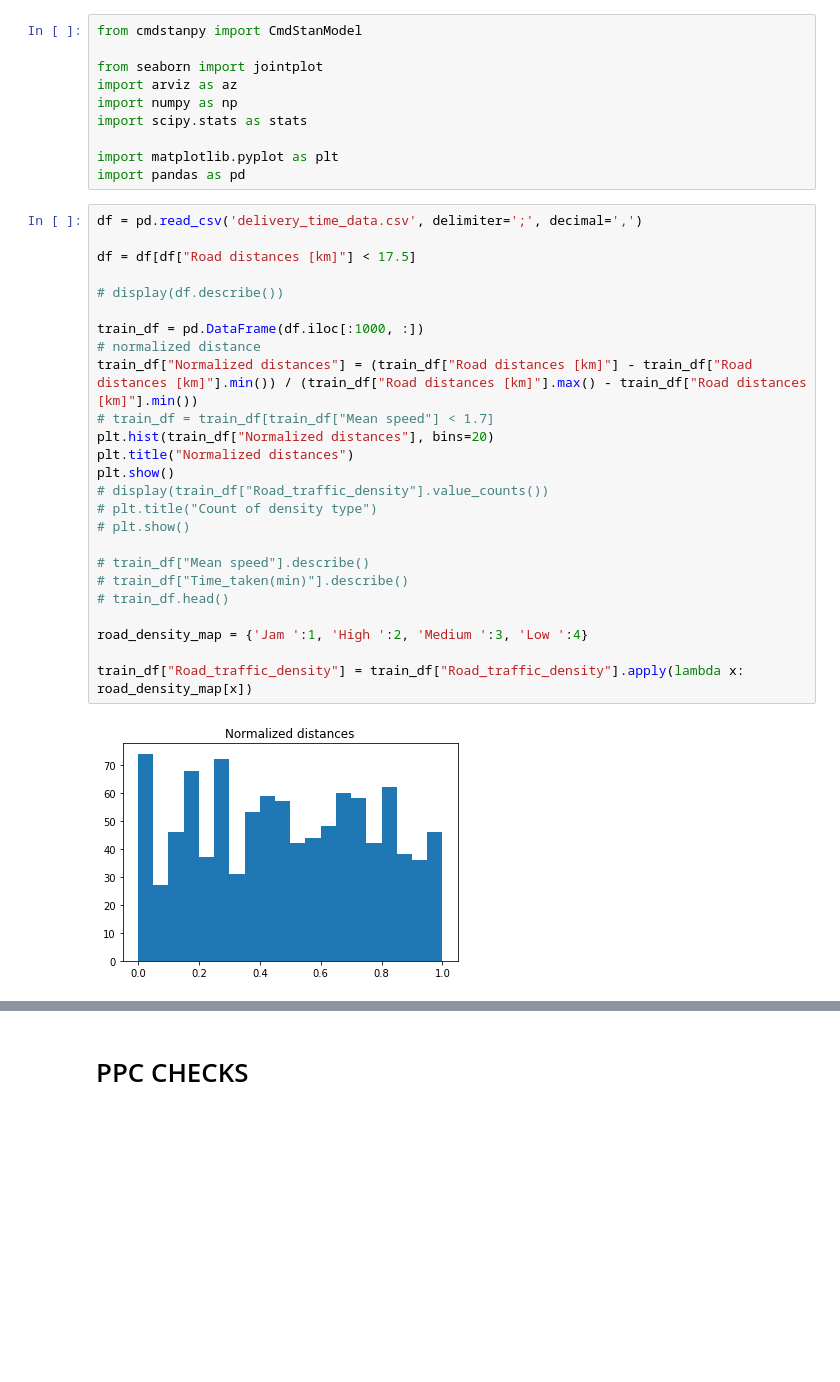
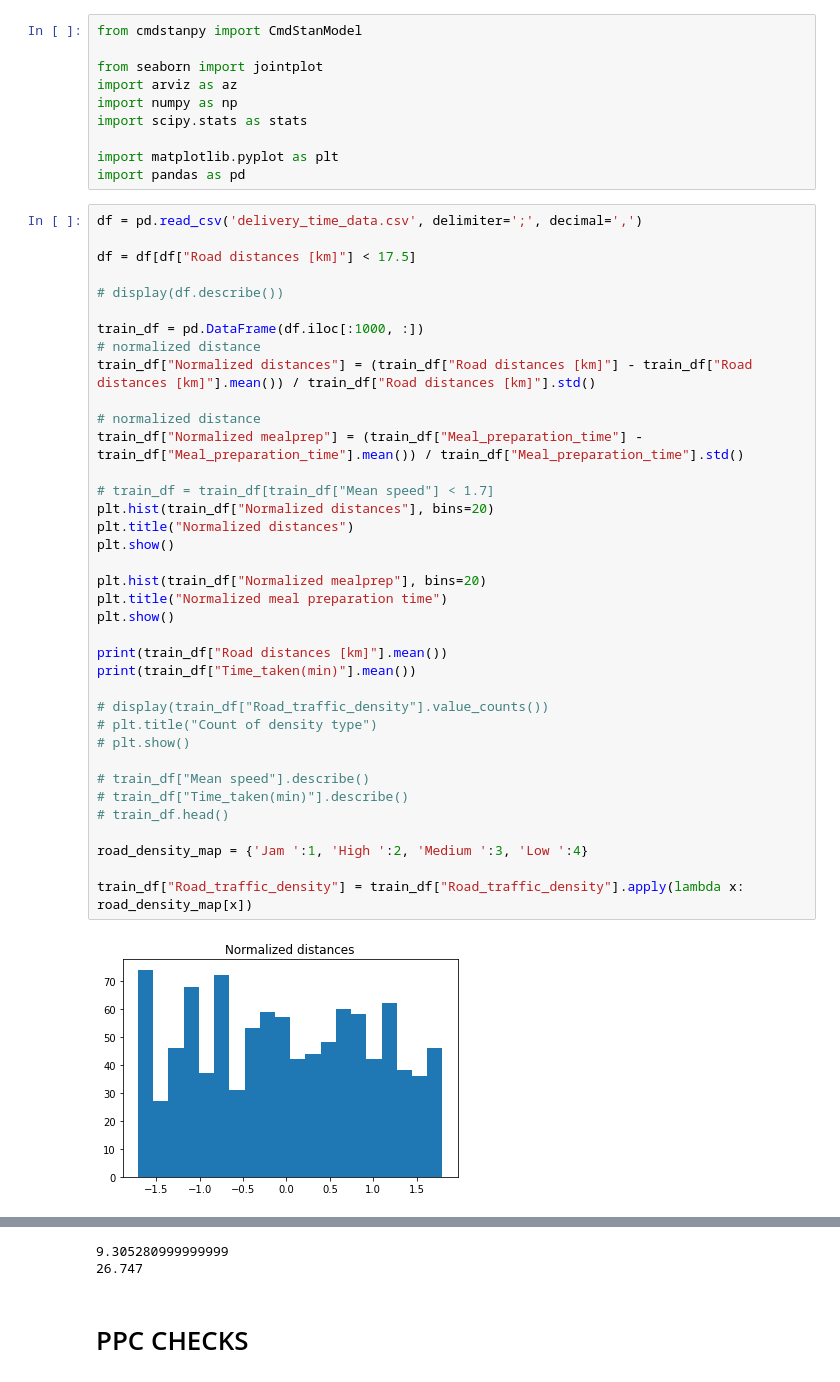
Before and after one commit to justynagibas/data_analytics_project, a Jupyter notebook: basic_model.ipynb, the cells around one changed output, grey strips where cells are left out. Drawn from its saved outputs; the diff is of its cells as text; blank space fills up the shorter version.

```diff
--- a/basic_model.ipynb
+++ b/basic_model.ipynb
@@ -11,27 +11,39 @@ import pandas as pd
 # %%
 df = pd.read_csv('delivery_time_data.csv', delimiter=';', decimal=',')
 
 df = df[df["Road distances [km]"] < 17.5]
 
 # display(df.describe())
 
 train_df = pd.DataFrame(df.iloc[:1000, :])
 # normalized distance
-train_df["Normalized distances"] = (train_df["Road distances [km]"] - train_df["Road distances [km]"].min()) / (train_df["Road distances [km]"].max() - train_df["Road distances [km]"].min())
+train_df["Normalized distances"] = (train_df["Road distances [km]"] - train_df["Road distances [km]"].mean()) / train_df["Road distances [km]"].std()
+
+# normalized distance
+train_df["Normalized mealprep"] = (train_df["Meal_preparation_time"] - train_df["Meal_preparation_time"].mean()) / train_df["Meal_preparation_time"].std()
+
 # train_df = train_df[train_df["Mean speed"] < 1.7]
 plt.hist(train_df["Normalized distances"], bins=20)
 plt.title("Normalized distances")
 plt.show()
+
+plt.hist(train_df["Normalized mealprep"], bins=20)
+plt.title("Normalized meal preparation time")
+plt.show()
+
+print(train_df["Road distances [km]"].mean())
+print(train_df["Time_taken(min)"].mean())
+
 # display(train_df["Road_traffic_density"].value_counts())
 # plt.title("Count of density type")
 # plt.show()
 
 # train_df["Mean speed"].describe()
 # train_df["Time_taken(min)"].describe()
 # train_df.head()
 
 road_density_map = {'Jam ':1, 'High ':2, 'Medium ':3, 'Low ':4}
 
 train_df["Road_traffic_density"] = train_df["Road_traffic_density"].apply(lambda x: road_density_map[x])
 # %% [output]
-[figure, old version]
+[figure, new version]
@@ -38,3 +51,5 @@ train_df["Road_traffic_density"] = train_df["Road_traffic_density"].apply(lambda
+9.305280999999999
+26.747
 # %% [markdown]
 # PPC CHECKS
 # %%
```
Also changed, not shown: parts of 15 cells of this notebook, 2 other files.
